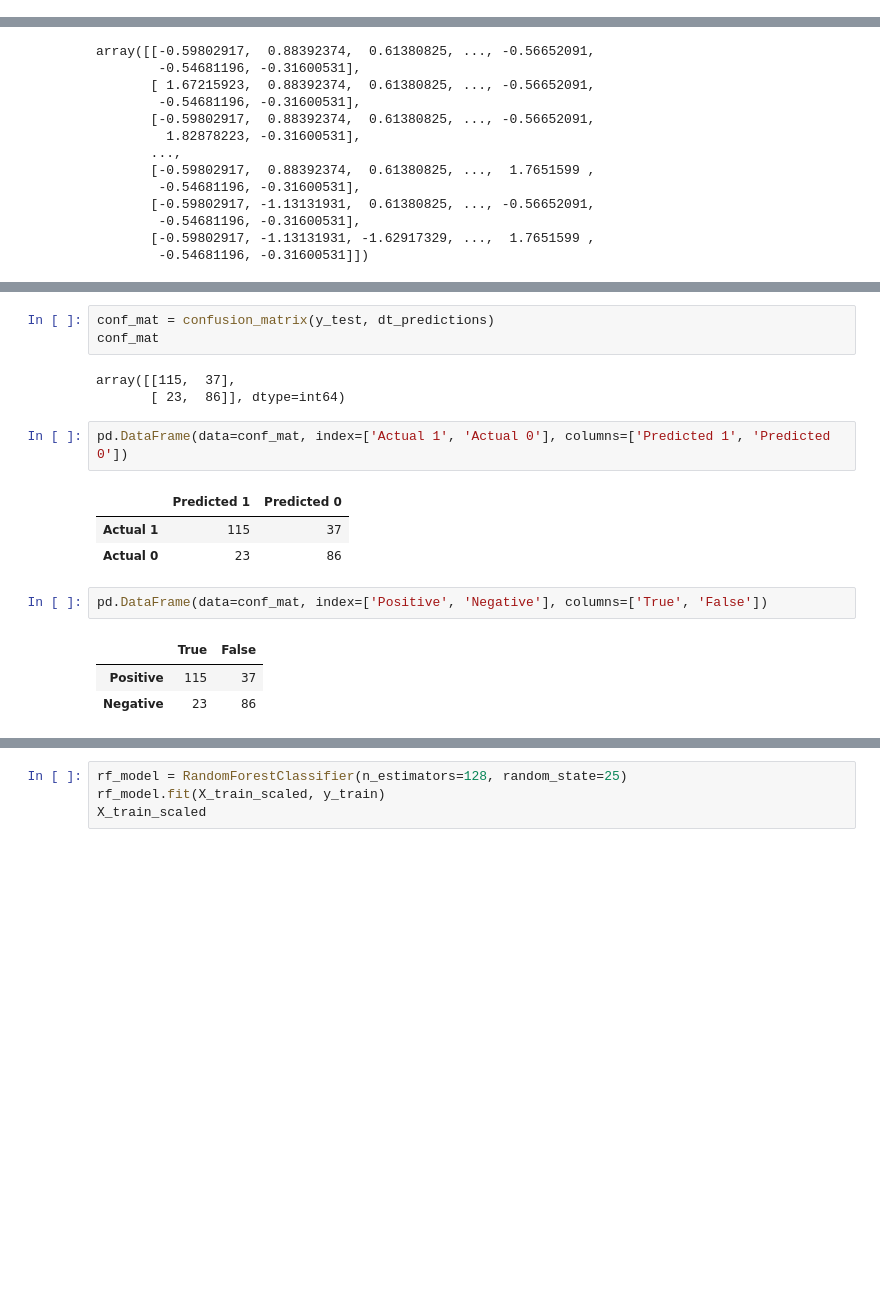
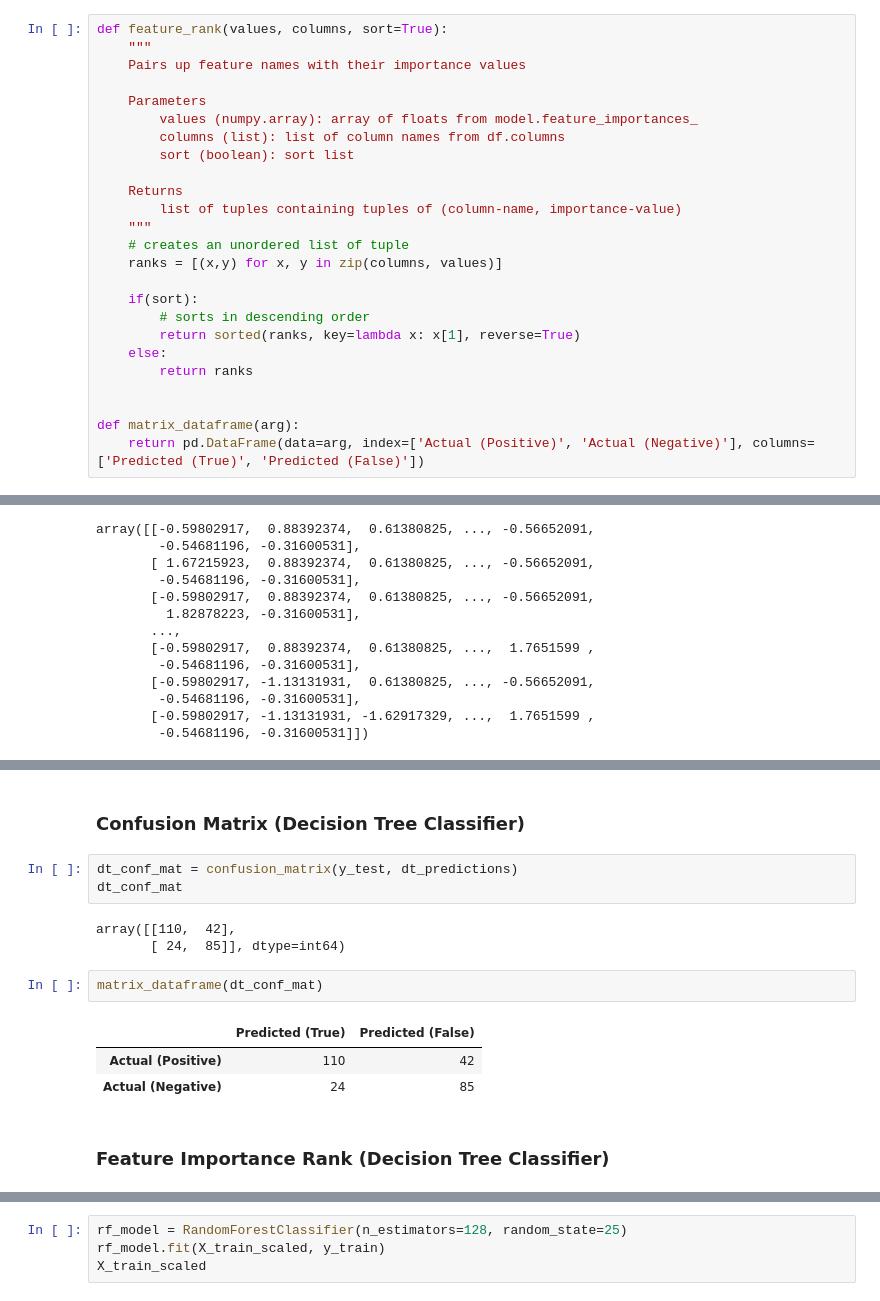
Before and after one commit to jaimiesj/health_outcomes, a Jupyter notebook: src/learn.ipynb, the cells around one changed output, grey strips where cells are left out. Drawn from its saved outputs; the diff is of its cells as text; blank space fills up the shorter version.

```diff
--- a/src/learn.ipynb
+++ b/src/learn.ipynb
@@ -163,3 +169,28 @@ X_train, X_test, y_train, y_test = train_test_split(X, y, random_state=78)
+# %%
+def feature_rank(values, columns, sort=True):
+    """
+    Pairs up feature names with their importance values
+
+    Parameters
+        values (numpy.array): array of floats from model.feature_importances_
+        columns (list): list of column names from df.columns
+        sort (boolean): sort list
+
+    Returns
+        list of tuples containing tuples of (column-name, importance-value)
+    """
+    # creates an unordered list of tuple
+    ranks = [(x,y) for x, y in zip(columns, values)]
+
+    if(sort):
+        # sorts in descending order
+        return sorted(ranks, key=lambda x: x[1], reverse=True)
+    else:
+        return ranks
+
+
+def matrix_dataframe(arg):
+    return pd.DataFrame(data=arg, index=['Actual (Positive)', 'Actual (Negative)'], columns=['Predicted (True)', 'Predicted (False)'])
 # %% [markdown]
 ###  Data Scaled
 # %%
@@ -216,18 +247,16 @@ dt_acc_score
+# %% [markdown]
+### Confusion Matrix (Decision Tree Classifier)
 # %%
-conf_mat = confusion_matrix(y_test, dt_predictions)
-conf_mat
+dt_conf_mat = confusion_matrix(y_test, dt_predictions)
+dt_conf_mat
 # %% [output]
-array([[115,  37],
-       [ 23,  86]], dtype=int64)
+array([[110,  42],
+       [ 24,  85]], dtype=int64)
-# %%
-pd.DataFrame(data=conf_mat, index=['Actual 1', 'Actual 0'], columns=['Predicted 1', 'Predicted 0'])
-# %% [output]
-|  | Predicted 1 | Predicted 0 |
-| Actual 1 | 115 | 37 |
-| Actual 0 | 23 | 86 |
-# %%
-pd.DataFrame(data=conf_mat, index=['Positive', 'Negative'], columns=['True', 'False'])
-# %% [output]
-|  | True | False |
-| Positive | 115 | 37 |
-| Negative | 23 | 86 |
+# %%
+matrix_dataframe(dt_conf_mat)
+# %% [output]
+|  | Predicted (True) | Predicted (False) |
+| Actual (Positive) | 110 | 42 |
+| Actual (Negative) | 24 | 85 |
+# %% [markdown]
+### Feature Importance Rank (Decision Tree Classifier)
```
Also changed, not shown: parts of 23 cells of this notebook.
